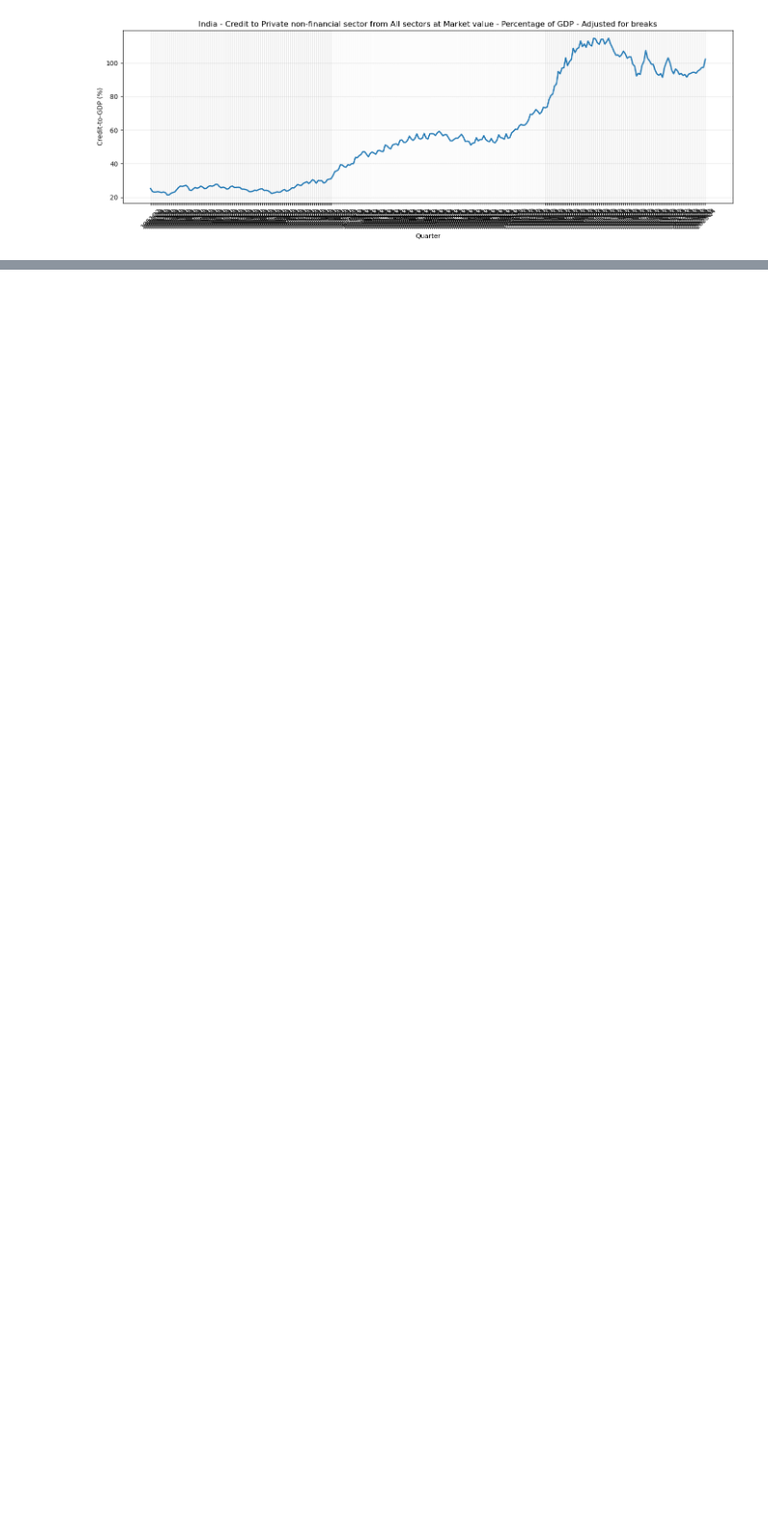
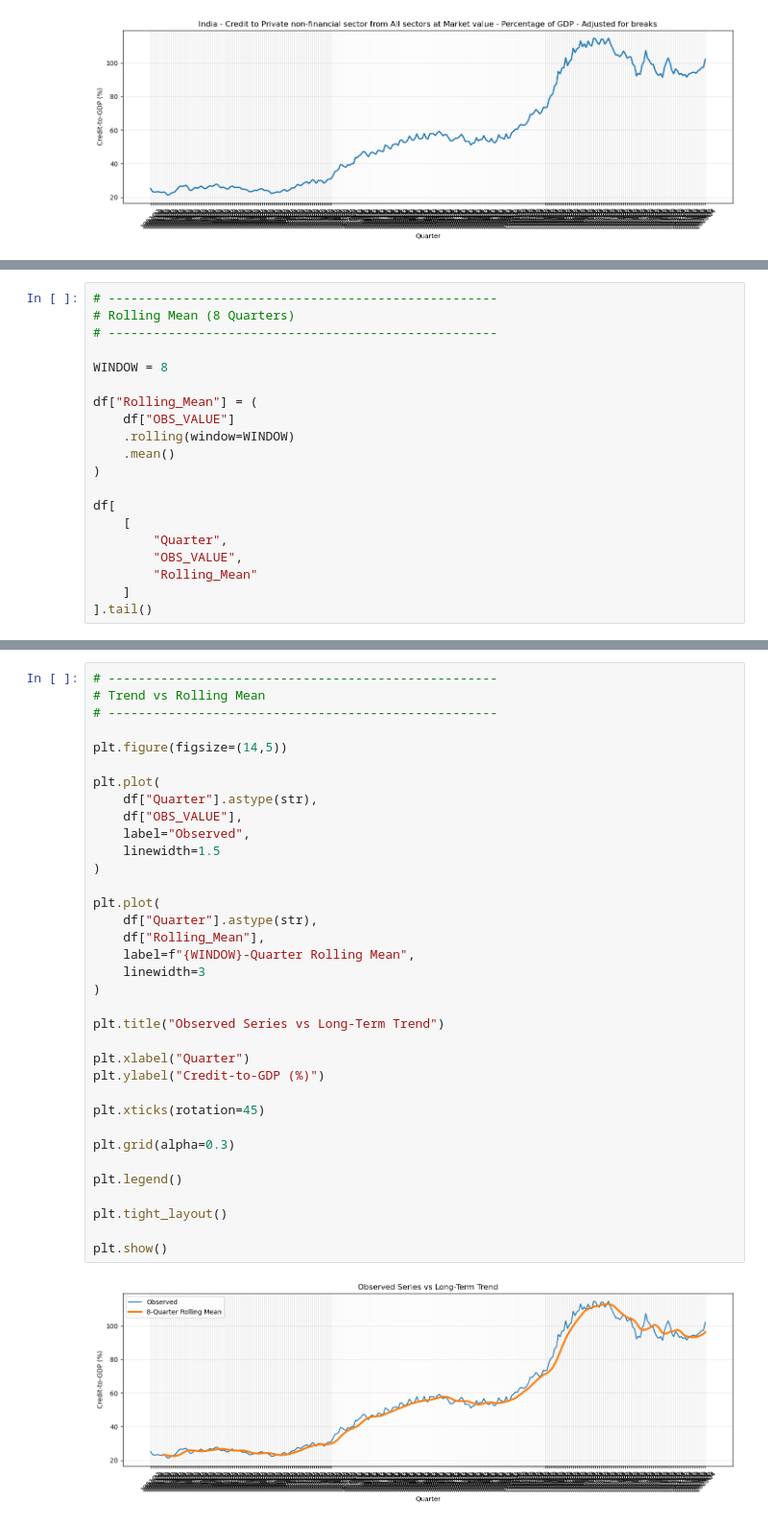
Before and after one commit to suprakashmukherjee/SDMX-Discovery, a Jupyter notebook: notebooks/D7_SDMX_Time_Series_Analysis.ipynb, the cells around one changed output, grey strips where cells are left out. Shown at 96% size. Cells and saved outputs as stored; diff of their text form; blank space fills up the shorter version.

```diff
--- a/notebooks/D7_SDMX_Time_Series_Analysis.ipynb
+++ b/notebooks/D7_SDMX_Time_Series_Analysis.ipynb
@@ -247,0 +423,20 @@ summary.round(2)
+# %%
+# ----------------------------------------------------
+# Rolling Mean (8 Quarters)
+# ----------------------------------------------------
+
+WINDOW = 8
+
+df["Rolling_Mean"] = (
+    df["OBS_VALUE"]
+    .rolling(window=WINDOW)
+    .mean()
+)
+
+df[
+    [
+        "Quarter",
+        "OBS_VALUE",
+        "Rolling_Mean"
+    ]
+].tail()
@@ -247,0 +450,37 @@ summary.round(2)
+# %%
+# ----------------------------------------------------
+# Trend vs Rolling Mean
+# ----------------------------------------------------
+
+plt.figure(figsize=(14,5))
+
+plt.plot(
+    df["Quarter"].astype(str),
+    df["OBS_VALUE"],
+    label="Observed",
+    linewidth=1.5
+)
+
+plt.plot(
+    df["Quarter"].astype(str),
+    df["Rolling_Mean"],
+    label=f"{WINDOW}-Quarter Rolling Mean",
+    linewidth=3
+)
+
+plt.title("Observed Series vs Long-Term Trend")
+
+plt.xlabel("Quarter")
+plt.ylabel("Credit-to-GDP (%)")
+
+plt.xticks(rotation=45)
+
+plt.grid(alpha=0.3)
+
+plt.legend()
+
+plt.tight_layout()
+
+plt.show()
+# %% [output]
+[figure, added]
```
Also changed, not shown: parts of 12 cells of this notebook.
